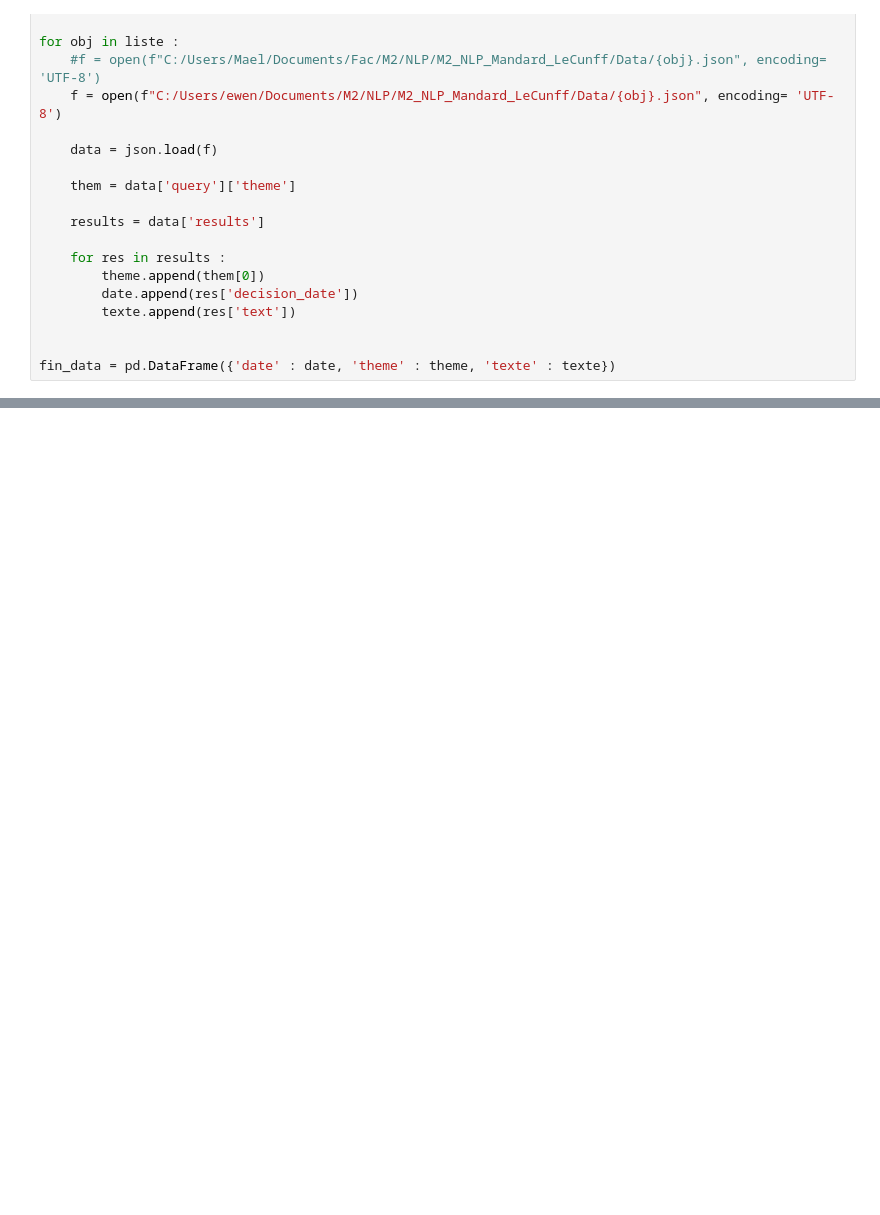
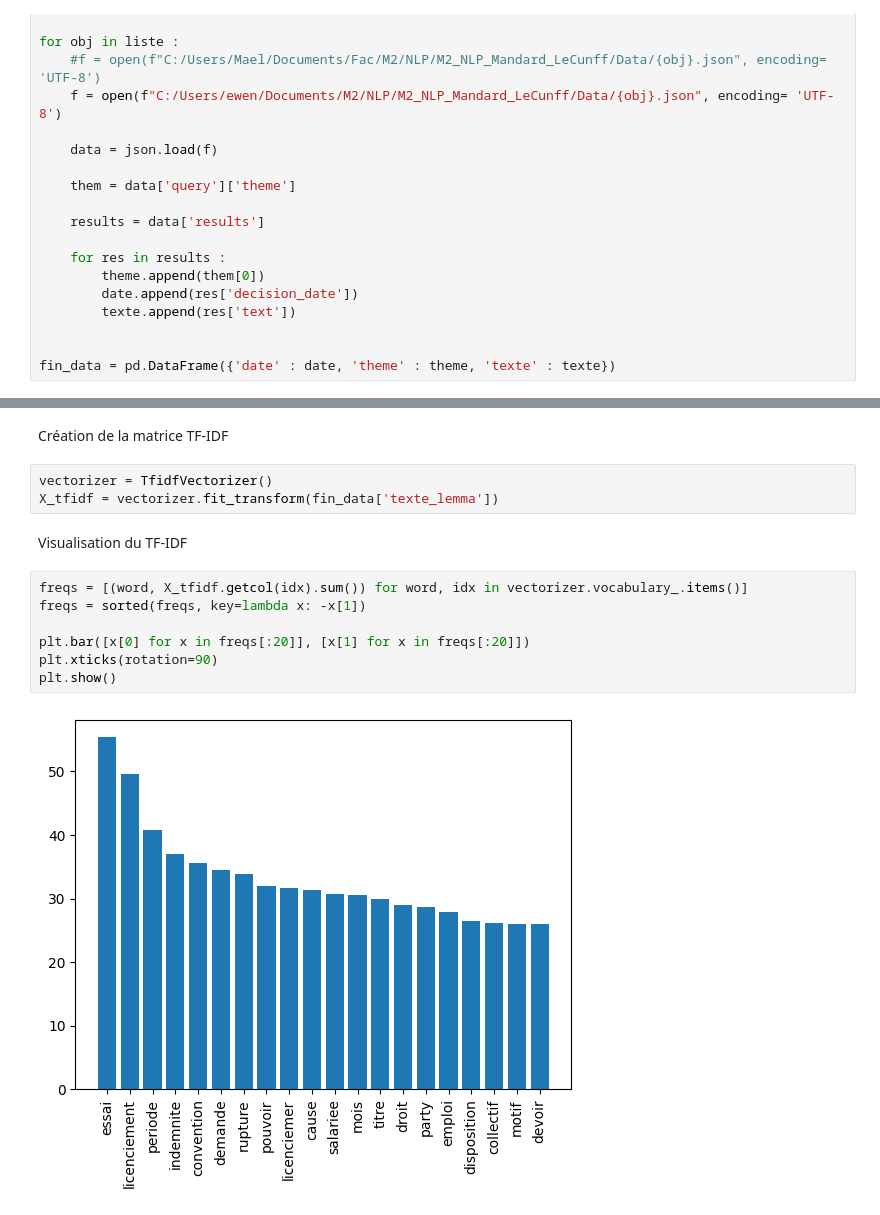
Before and after one commit to elecunff/M2_NLP_Mandard_LeCunff, a Jupyter notebook: Script/NLP.ipynb, the cells around one changed output, grey strips where cells are left out. Drawn from its saved outputs; the diff is of its cells as text; blank space fills up the shorter version.

```diff
--- a/Script/NLP.ipynb
+++ b/Script/NLP.ipynb
@@ -115,0 +191,16 @@ plt.show()
+# %% [markdown]
+Création de la matrice TF-IDF
+# %%
+vectorizer = TfidfVectorizer()
+X_tfidf = vectorizer.fit_transform(fin_data['texte_lemma'])
+# %% [markdown]
+Visualisation du TF-IDF
+# %%
+freqs = [(word, X_tfidf.getcol(idx).sum()) for word, idx in vectorizer.vocabulary_.items()]
+freqs = sorted(freqs, key=lambda x: -x[1])
+
+plt.bar([x[0] for x in freqs[:20]], [x[1] for x in freqs[:20]])
+plt.xticks(rotation=90)
+plt.show()
+# %% [output]
+[figure, added]
```
Also changed, not shown: parts of 56 cells of this notebook.
